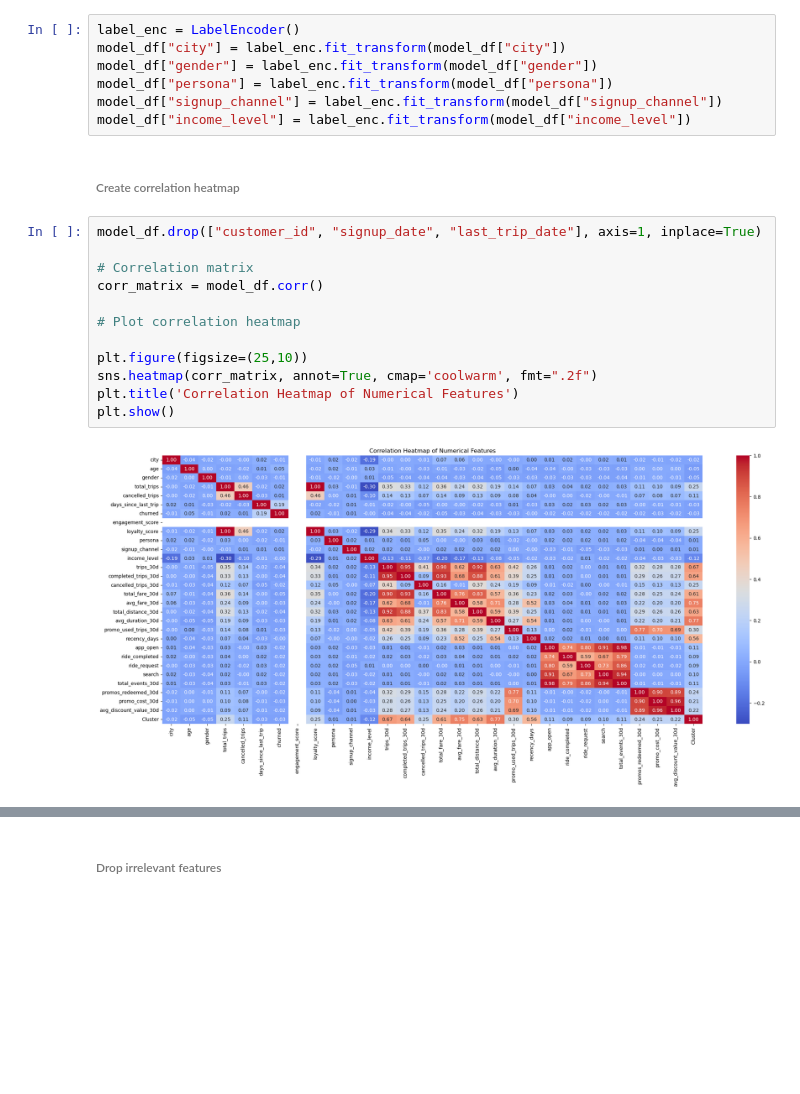
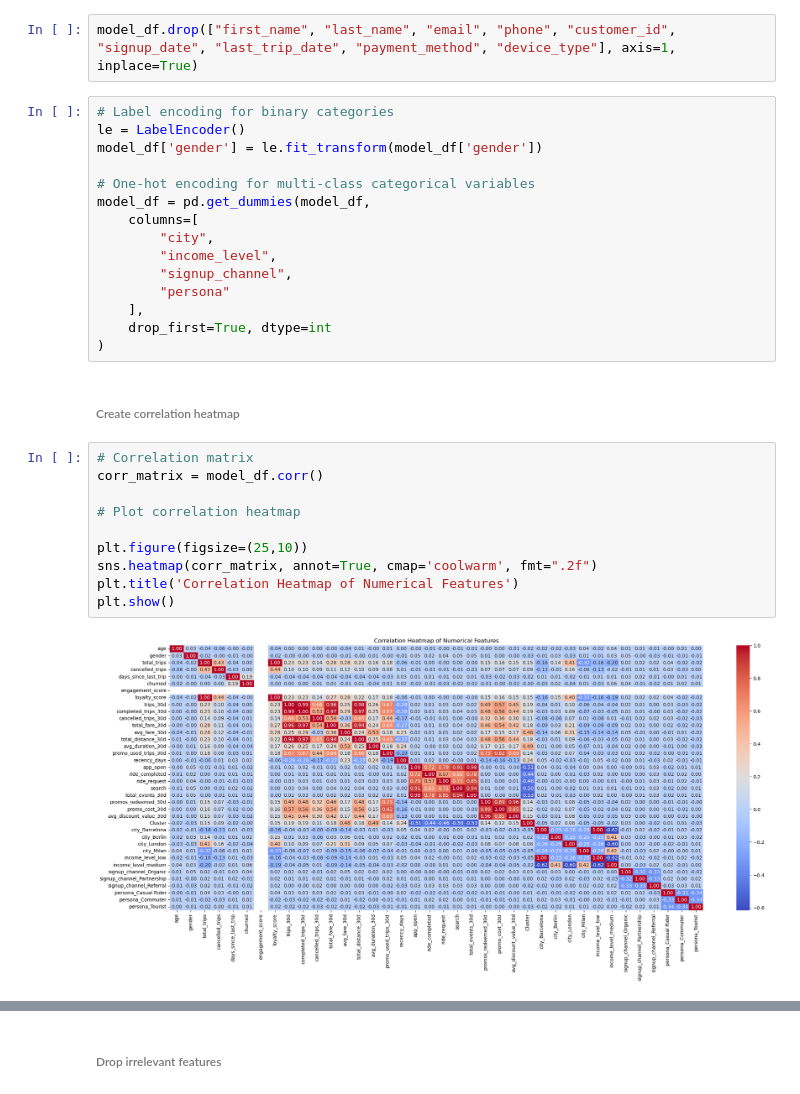
Before and after one commit to Devabebi/Muinat_Ridewise_Europe, a Jupyter notebook: notebooks/churn_model.ipynb, the cells around one changed output, grey strips where cells are left out. Drawn from its saved outputs; the diff is of its cells as text; blank space fills up the shorter version.

```diff
--- a/notebooks/churn_model.ipynb
+++ b/notebooks/churn_model.ipynb
@@ -25,24 +16,32 @@ model_df.tail()
 from sklearn.preprocessing import LabelEncoder
+# %%
+model_df.drop(["first_name", "last_name", "email", "phone", "customer_id", "signup_date", "last_trip_date", "payment_method", "device_type"], axis=1, inplace=True)
 # %%
-label_enc = LabelEncoder()
-model_df["city"] = label_enc.fit_transform(model_df["city"])
-model_df["gender"] = label_enc.fit_transform(model_df["gender"])
-model_df["persona"] = label_enc.fit_transform(model_df["persona"])
-model_df["signup_channel"] = label_enc.fit_transform(model_df["signup_channel"])
-model_df["income_level"] = label_enc.fit_transform(model_df["income_level"])
+# Label encoding for binary categories
+le = LabelEncoder()
+model_df['gender'] = le.fit_transform(model_df['gender'])
+
+# One-hot encoding for multi-class categorical variables
+model_df = pd.get_dummies(model_df,
+    columns=[
+        "city",
+        "income_level",
+        "signup_channel",
+        "persona"
+    ],
+    drop_first=True, dtype=int
+)
 # %% [markdown]
 ###### Create correlation heatmap
 # %%
-model_df.drop(["customer_id", "signup_date", "last_trip_date"], axis=1, inplace=True)
-
 # Correlation matrix
 corr_matrix = model_df.corr()
 
 # Plot correlation heatmap
 
 plt.figure(figsize=(25,10))
 sns.heatmap(corr_matrix, annot=True, cmap='coolwarm', fmt=".2f")
 plt.title('Correlation Heatmap of Numerical Features')
 plt.show()
 # %% [output]
-[figure, old version]
+[figure, new version]
```
Also changed, not shown: parts of 22 cells of this notebook, 22 other files.
